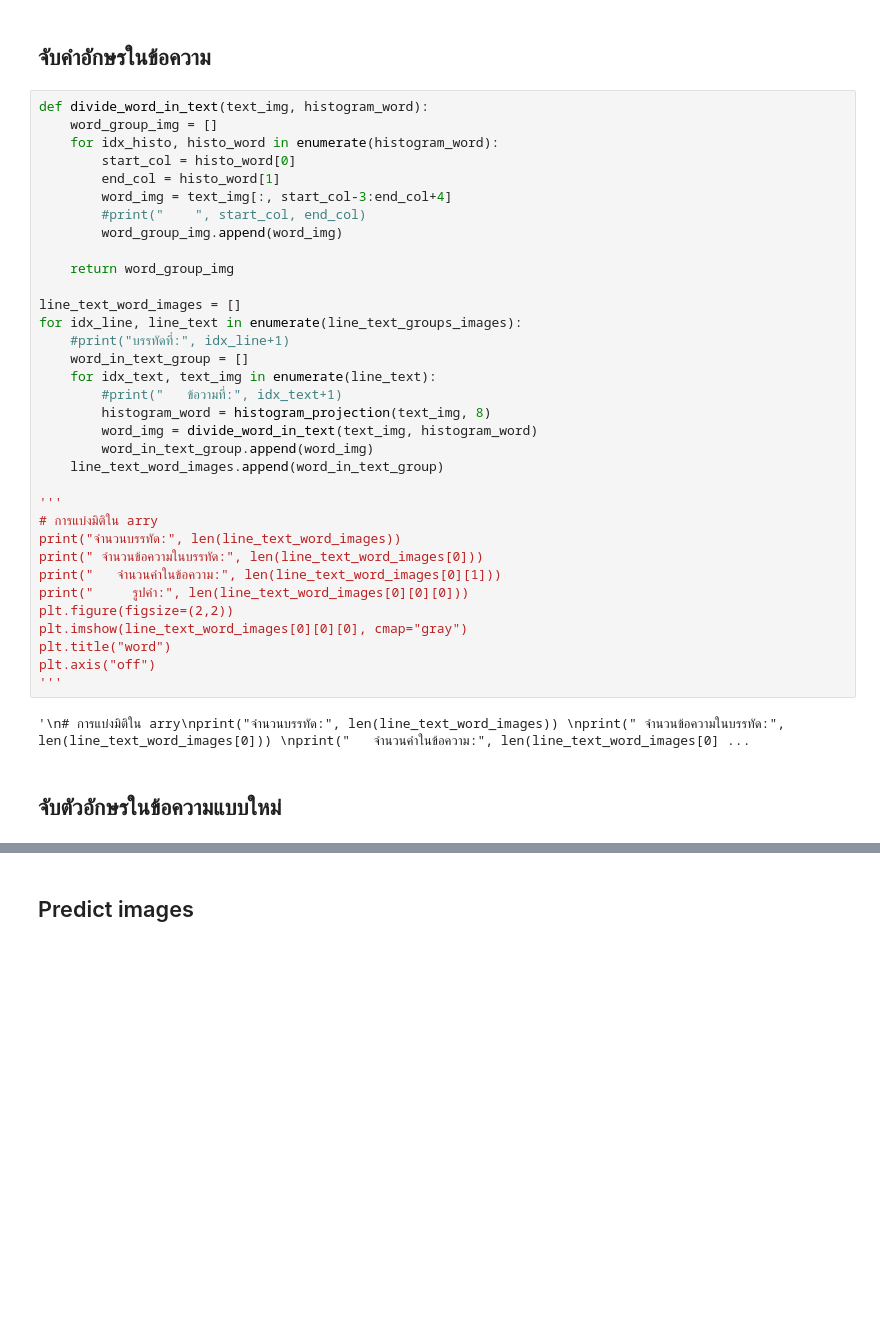
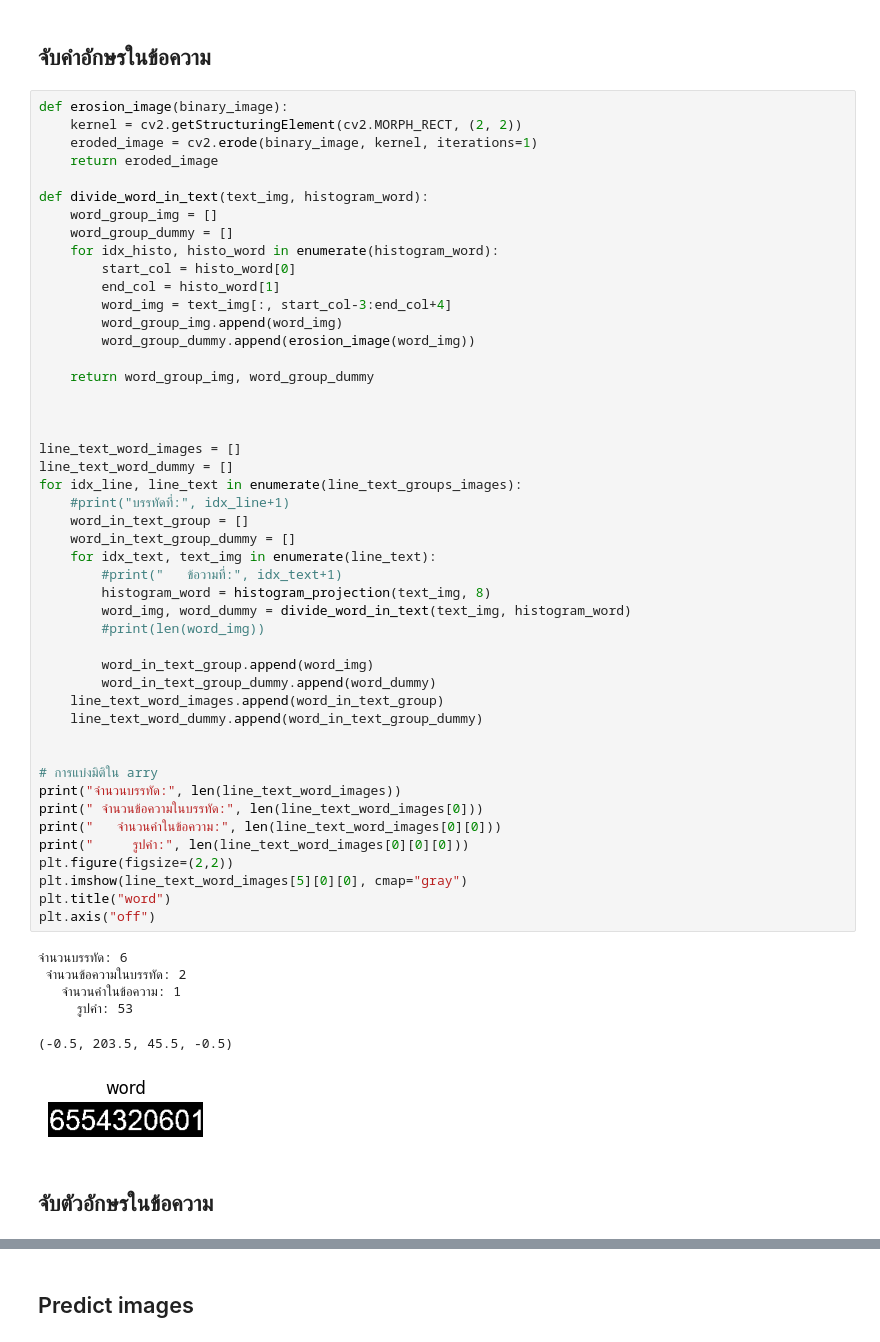
Before and after one commit to kunimpan/ocr-engine-python, a Jupyter notebook: scripts/ocr_transcripts_V2.ipynb, the cells around one changed output, grey strips where cells are left out. Saved outputs shown, nothing was run; the diff lists cells and outputs as text; blank space fills up the shorter version.

```diff
--- a/scripts/ocr_transcripts_V2.ipynb
+++ b/scripts/ocr_transcripts_V2.ipynb
@@ -158,43 +164,61 @@ for idx, line in enumerate(line_text_groups_images):
 # %% [markdown]
 ## จับคำอักษรในข้อความ
 # %%
+def erosion_image(binary_image):
+    kernel = cv2.getStructuringElement(cv2.MORPH_RECT, (2, 2))
+    eroded_image = cv2.erode(binary_image, kernel, iterations=1)
+    return eroded_image
+
 def divide_word_in_text(text_img, histogram_word):
     word_group_img = []
+    word_group_dummy = []
     for idx_histo, histo_word in enumerate(histogram_word):
         start_col = histo_word[0]
         end_col = histo_word[1]
         word_img = text_img[:, start_col-3:end_col+4]
-        #print("    ", start_col, end_col)
         word_group_img.append(word_img)
+        word_group_dummy.append(erosion_image(word_img))
 
-    return word_group_img
+    return word_group_img, word_group_dummy
+
+
 
 line_text_word_images = []
+line_text_word_dummy = []
 for idx_line, line_text in enumerate(line_text_groups_images):
     #print("บรรทัดที่:", idx_line+1)
     word_in_text_group = []
+    word_in_text_group_dummy = []
     for idx_text, text_img in enumerate(line_text):
         #print("   ข้อวามที่:", idx_text+1)
         histogram_word = histogram_projection(text_img, 8)
-        word_img = divide_word_in_text(text_img, histogram_word)
+        word_img, word_dummy = divide_word_in_text(text_img, histogram_word)
+        #print(len(word_img))
+
         word_in_text_group.append(word_img)
+        word_in_text_group_dummy.append(word_dummy)
     line_text_word_images.append(word_in_text_group)
+    line_text_word_dummy.append(word_in_text_group_dummy)
 
-'''
+
 # การแบ่งมิติใน arry
 print("จำนวนบรรทัด:", len(line_text_word_images))
 print(" จำนวนข้อความในบรรทัด:", len(line_text_word_images[0]))
-print("   จำนวนคำในข้อความ:", len(line_text_word_images[0][1]))
+print("   จำนวนคำในข้อความ:", len(line_text_word_images[0][0]))
 print("     รูปคำ:", len(line_text_word_images[0][0][0]))
 plt.figure(figsize=(2,2))
-plt.imshow(line_text_word_images[0][0][0], cmap="gray")
+plt.imshow(line_text_word_images[5][0][0], cmap="gray")
 plt.title("word")
 plt.axis("off")
-'''
 # %% [output]
-'\n# การแบ่งมิติใน arry\nprint("จำนวนบรรทัด:", len(line_text_word_images)) \nprint(" จำนวนข้อความในบรรทัด:", len(line_text_word_images[0])) \nprint("   จำนวนคำในข้อความ:", len(line_text_word_images[0] ...
+จำนวนบรรทัด: 6
+ จำนวนข้อความในบรรทัด: 2
+   จำนวนคำในข้อความ: 1
+     รูปคำ: 53
+(-0.5, 203.5, 45.5, -0.5)
+[figure, added]
 # %% [markdown]
-## จับตัวอักษรในข้อความแบบใหม่
+## จับตัวอักษรในข้อความ
 # %%
 def divide_char_in_word(word_img, histogram_char):
     char_group_img = []
```
Also changed, not shown: parts of 7 cells of this notebook, 2 other files.
